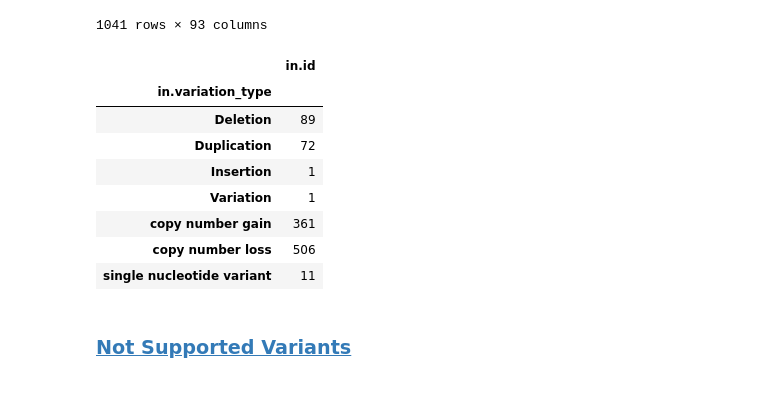
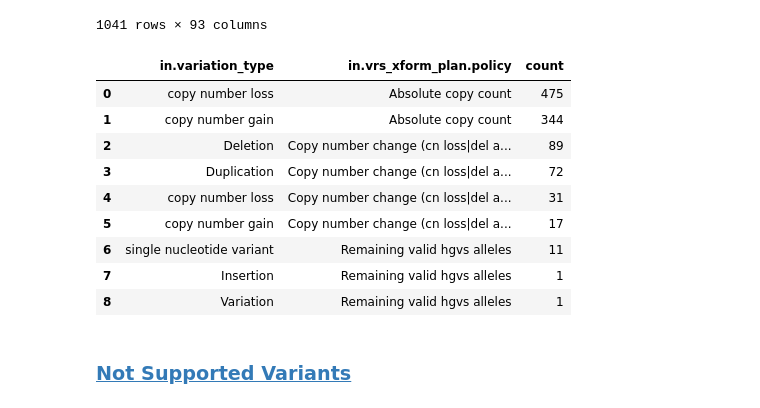
Before and after one commit to GenomicMedLab/variation-normalizer-manuscript, a Jupyter notebook: analysis/clinvar/clinvar_variation_analysis.ipynb, the cells around one changed output. Drawn from its saved outputs; the diff is of its cells as text; code cells hidden in the pictures.

```diff
--- a/analysis/clinvar/clinvar_variation_analysis.ipynb
+++ b/analysis/clinvar/clinvar_variation_analysis.ipynb
@@ -275,22 +292,26 @@ supported_not_normalized_df
 | 2143675 | 393540 | GRCh37/hg19 12q23.1(chr12:1003675... | SimpleAllele | copy number loss | CopyNumberCount | [hgvs, absolute_copies] | ... |
 1041 rows × 93 columns
 # %%
-variation_type_count_supported_not_normalized_df = (
-    supported_not_normalized_df[["in.id", "in.variation_type"]]
-    .groupby("in.variation_type")
-    .count()
-)
+# variation_type_count_supported_not_normalized_df = (
+#     supported_not_normalized_df[["in.id", "in.variation_type"]]
+#     .groupby("in.variation_type")
+#     .count()
+# )
+
+variation_type_count_supported_not_normalized_df = supported_not_normalized_df.value_counts(["in.variation_type", "in.vrs_xform_plan.policy"]).reset_index()
+# variation_type_count_supported_not_normalized_df
 variation_type_count_supported_not_normalized_df
 # %% [output]
-|  | in.id |
-| in.variation_type |  |
-| Deletion | 89 |
-| Duplication | 72 |
-| Insertion | 1 |
-| Variation | 1 |
-| copy number gain | 361 |
-| copy number loss | 506 |
-| single nucleotide variant | 11 |
+|  | in.variation_type | in.vrs_xform_plan.policy | count |
+| 0 | copy number loss | Absolute copy count | 475 |
+| 1 | copy number gain | Absolute copy count | 344 |
+| 2 | Deletion | Copy number change (cn loss|del a... | 89 |
+| 3 | Duplication | Copy number change (cn loss|del a... | 72 |
+| 4 | copy number loss | Copy number change (cn loss|del a... | 31 |
+| 5 | copy number gain | Copy number change (cn loss|del a... | 17 |
+| 6 | single nucleotide variant | Remaining valid hgvs alleles | 11 |
+| 7 | Insertion | Remaining valid hgvs alleles | 1 |
+| 8 | Variation | Remaining valid hgvs alleles | 1 |
 # %%
 variation_type_count_supported_not_normalized_df.to_csv(
     "variation_analysis_output/variation_type_count_supported_not_normalized_df.csv"
```
Also changed, not shown: parts of 4 cells of this notebook, 7 other files.
